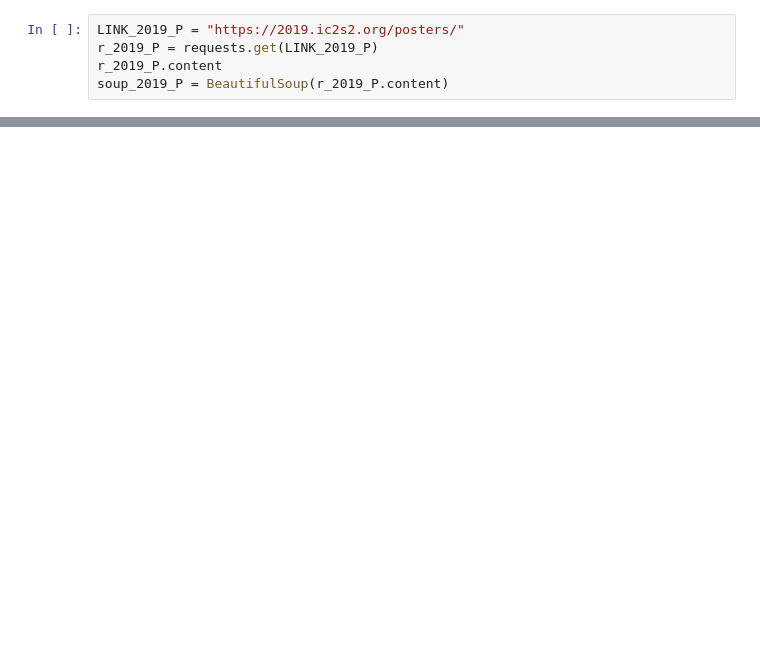
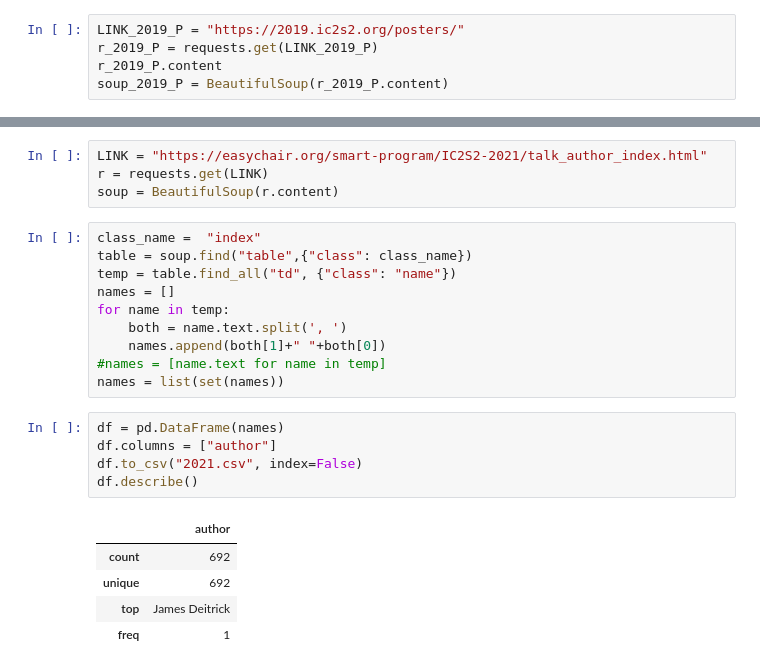
Before and after one commit to joachimschroeder/comsocsci2023, a Jupyter notebook: additional_notebooks/ScreenScraping.ipynb, the cells around one changed output, grey strips where cells are left out. Saved outputs shown, nothing was run; the diff lists cells and outputs as text; blank space fills up the shorter version.

```diff
--- a/additional_notebooks/ScreenScraping.ipynb
+++ b/additional_notebooks/ScreenScraping.ipynb
@@ -200,0 +242,25 @@ print(len(final))
+# %%
+LINK = "https://easychair.org/smart-program/IC2S2-2021/talk_author_index.html"
+r = requests.get(LINK)
+soup = BeautifulSoup(r.content)
+# %%
+class_name =  "index"
+table = soup.find("table",{"class": class_name})
+temp = table.find_all("td", {"class": "name"})
+names = []
+for name in temp:
+    both = name.text.split(', ')
+    names.append(both[1]+" "+both[0])
+#names = [name.text for name in temp]
+names = list(set(names))
+# %%
+df = pd.DataFrame(names)
+df.columns = ["author"]
+df.to_csv("2021.csv", index=False)
+df.describe()
+# %% [output]
+|  | author |
+| count | 692 |
+| unique | 692 |
+| top | James Deitrick |
+| freq | 1 |
```
Also changed, not shown: parts of 12 cells of this notebook, 6 other files.
